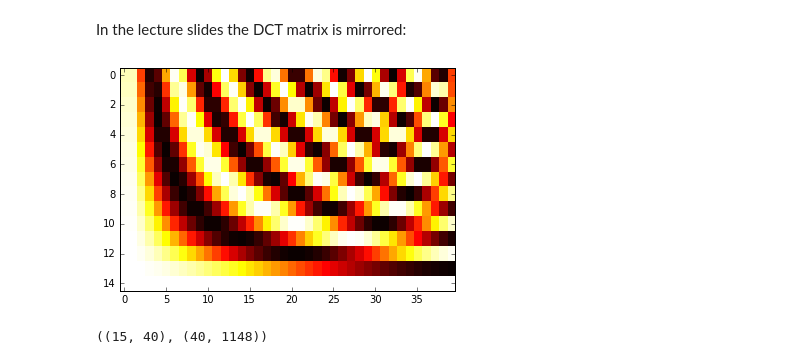
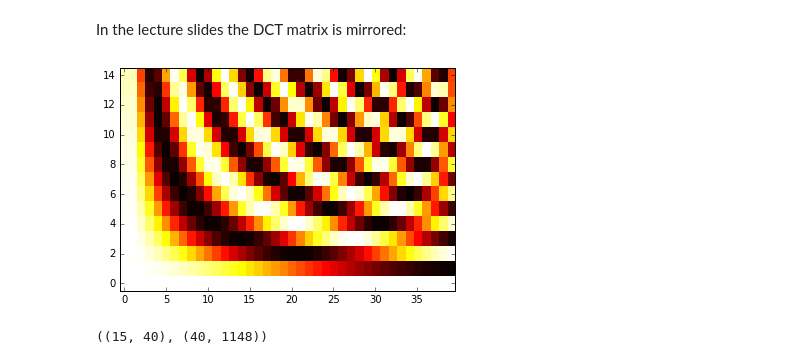
Before and after one commit to justinsalamon/CUSP-GX6004.005_ML4Sound, a Jupyter notebook: MFCC.ipynb, the cells around one changed output. Cells and saved outputs as stored; diff of their text form; code cells hidden in the pictures.

```diff
--- a/MFCC.ipynb
+++ b/MFCC.ipynb
@@ -243,11 +248,11 @@ plt.show()
 In the lecture slides the DCT matrix is mirrored:
 # %%
 plt.figure()
-plt.imshow(np.flipud(DCT), interpolation='nearest', aspect='auto', cmap='hot')
+plt.imshow(DCT, interpolation='nearest', aspect='auto', cmap='hot', origin='lower')
 plt.grid(b=False)
 plt.show()
 # %% [output]
-[figure, old version]
+[figure, new version]
 # %%
 # Let's examine the shapes of the mel-spectrogram and the DCT matrix:
 print(DCT.shape, melspec.shape)
```
Also changed, not shown: parts of 5 cells of this notebook.
